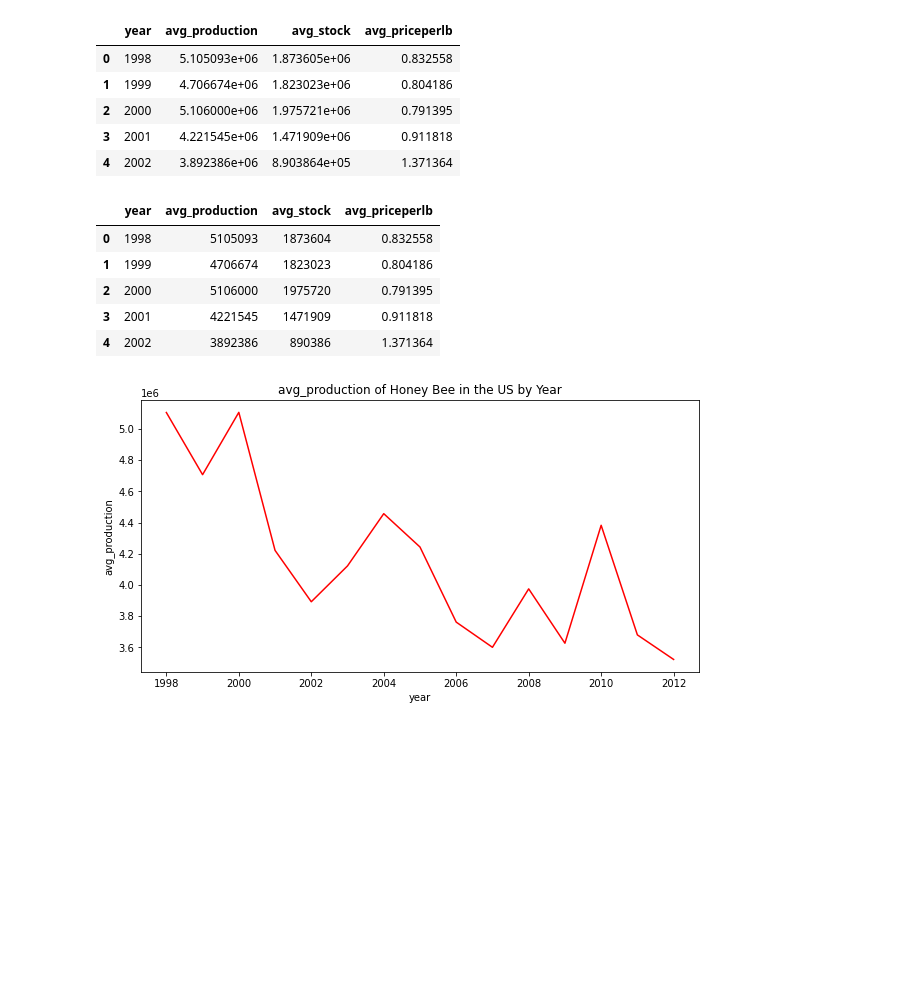
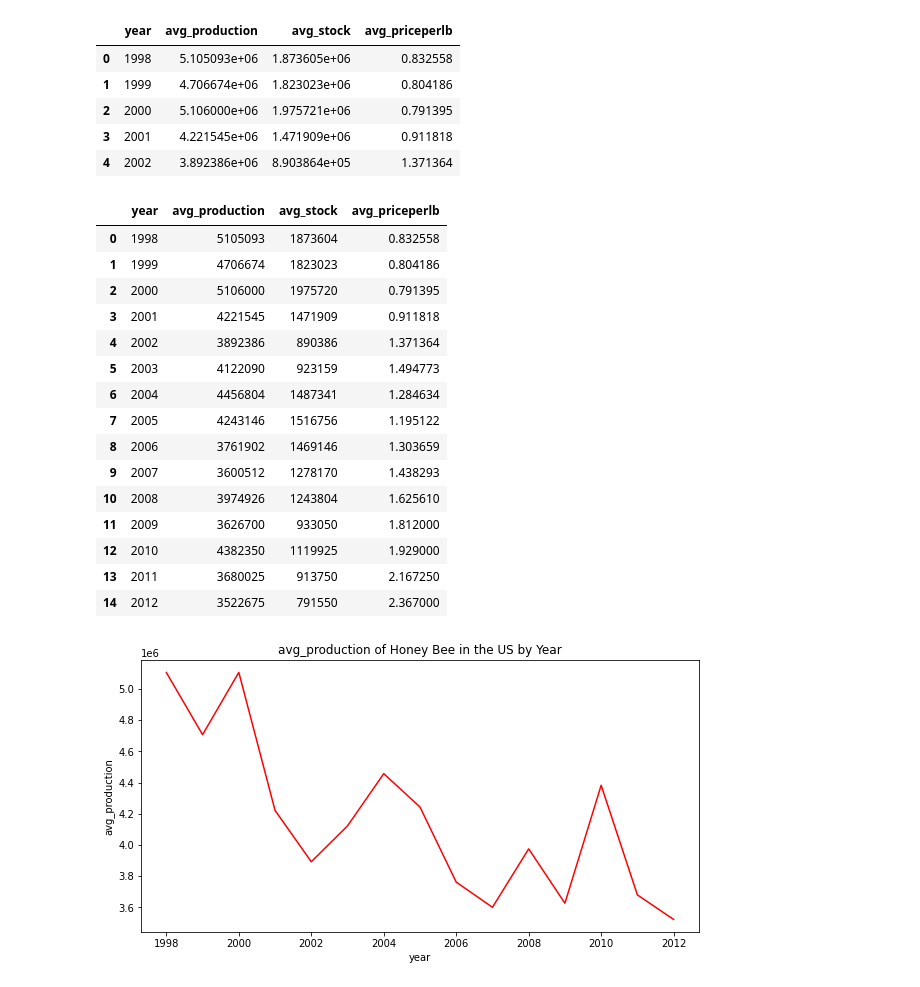
Before and after one commit to princeKike27/Honey-Production, a Jupyter notebook: Honey_Bee_Production.ipynb, the cells around one changed output. Cells and saved outputs as stored; diff of their text form; code cells hidden in the pictures; blank space fills up the shorter version.

```diff
--- a/Honey_Bee_Production.ipynb
+++ b/Honey_Bee_Production.ipynb
@@ -86,15 +94,25 @@ avg_prod_year.head()
 # %%
 avg_prod_year['avg_production'] = avg_prod_year.avg_production.astype(int)
 avg_prod_year['avg_stock'] = avg_prod_year.avg_stock.astype(int)
 
-avg_prod_year.head()
+avg_prod_year
 # %% [output]
 |  | year | avg_production | avg_stock | avg_priceperlb |
 | 0 | 1998 | 5105093 | 1873604 | 0.832558 |
 | 1 | 1999 | 4706674 | 1823023 | 0.804186 |
 | 2 | 2000 | 5106000 | 1975720 | 0.791395 |
 | 3 | 2001 | 4221545 | 1471909 | 0.911818 |
 | 4 | 2002 | 3892386 | 890386 | 1.371364 |
+| 5 | 2003 | 4122090 | 923159 | 1.494773 |
+| 6 | 2004 | 4456804 | 1487341 | 1.284634 |
+| 7 | 2005 | 4243146 | 1516756 | 1.195122 |
+| 8 | 2006 | 3761902 | 1469146 | 1.303659 |
+| 9 | 2007 | 3600512 | 1278170 | 1.438293 |
+| 10 | 2008 | 3974926 | 1243804 | 1.625610 |
+| 11 | 2009 | 3626700 | 933050 | 1.812000 |
+| 12 | 2010 | 4382350 | 1119925 | 1.929000 |
+| 13 | 2011 | 3680025 | 913750 | 2.167250 |
+| 14 | 2012 | 3522675 | 791550 | 2.367000 |
 # %%
 # plot the avg production, stock and priceperlb of Honey Bee production in the US
 
```
Also changed, not shown: parts of 4 cells of this notebook.
